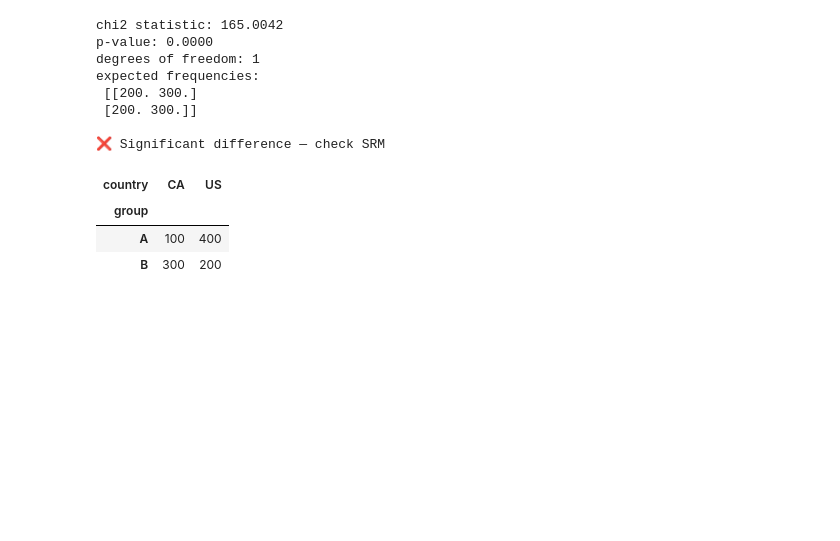
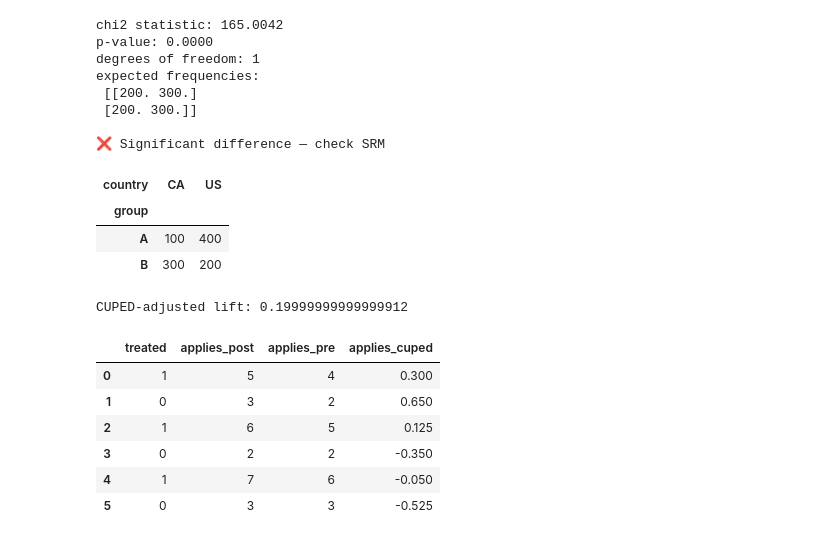
Before and after one commit to Jessicabtc/pandas_exercises, a Jupyter notebook: Template/25_11_statistical_testing.ipynb, the cells around one changed output. Drawn from its saved outputs; the diff is of its cells as text; code cells hidden in the pictures; blank space fills up the shorter version.

```diff
--- a/Template/25_11_statistical_testing.ipynb
+++ b/Template/25_11_statistical_testing.ipynb
@@ -297,3 +297,39 @@ contingency_table.head()
 | group |  |  |
 | A | 100 | 400 |
 | B | 300 | 200 |
+# %%
+import pandas as pd
+import statsmodels.api as sm
+
+# Example dataset
+df = pd.DataFrame({
+    'treated': [1,0,1,0,1,0],
+    'applies_post': [5,3,6,2,7,3],
+    'applies_pre': [4,2,5,2,6,3]
+})
+
+# Step 1: regress post-metric on pre-metric
+X = sm.add_constant(df['applies_pre'])
+model = sm.OLS(df['applies_post'], X).fit()
+theta = model.params['applies_pre']
+
+# Step 2: compute CUPED-adjusted outcome
+df['applies_cuped'] = df['applies_post'] - theta * df['applies_pre']
+
+# Step 3: run A/B test on adjusted metric
+mean_treated = df.loc[df['treated']==1, 'applies_cuped'].mean()
+mean_control = df.loc[df['treated']==0, 'applies_cuped'].mean()
+lift = mean_treated - mean_control
+print("CUPED-adjusted lift:", lift)
+# %% [output]
+CUPED-adjusted lift: 0.19999999999999912
+# %%
+df
+# %% [output]
+|  | treated | applies_post | applies_pre | applies_cuped |
+| 0 | 1 | 5 | 4 | 0.300 |
+| 1 | 0 | 3 | 2 | 0.650 |
+| 2 | 1 | 6 | 5 | 0.125 |
+| 3 | 0 | 2 | 2 | -0.350 |
+| 4 | 1 | 7 | 6 | -0.050 |
+| 5 | 0 | 3 | 3 | -0.525 |
```
Also changed, not shown: 5 other files.
